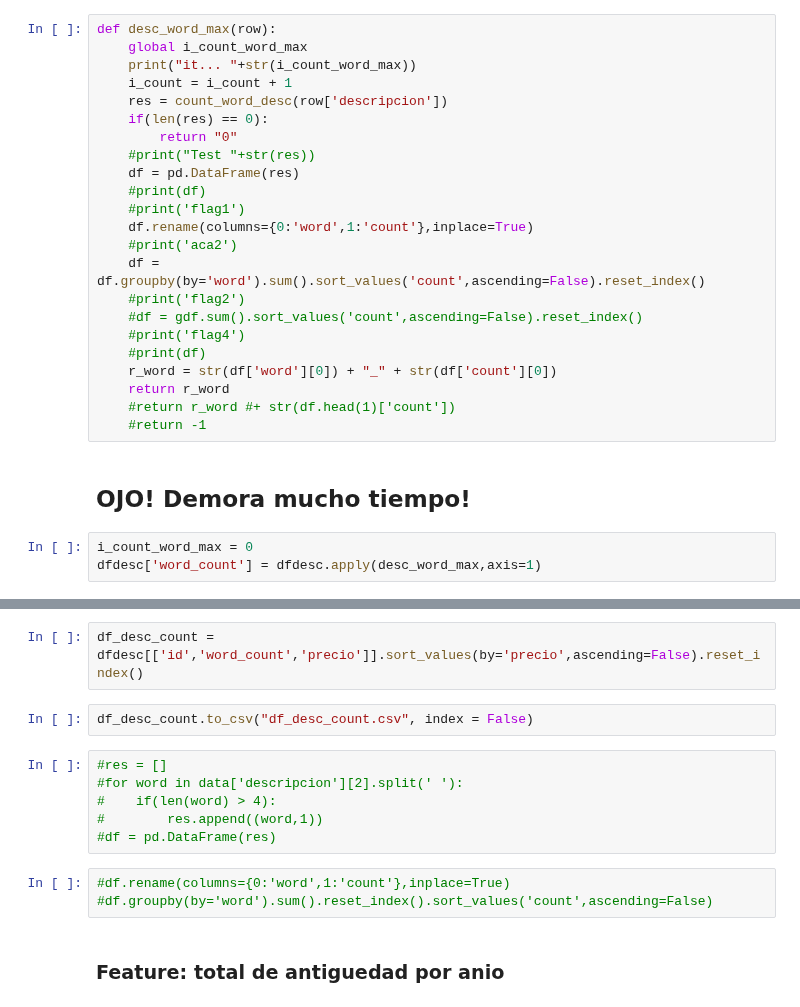
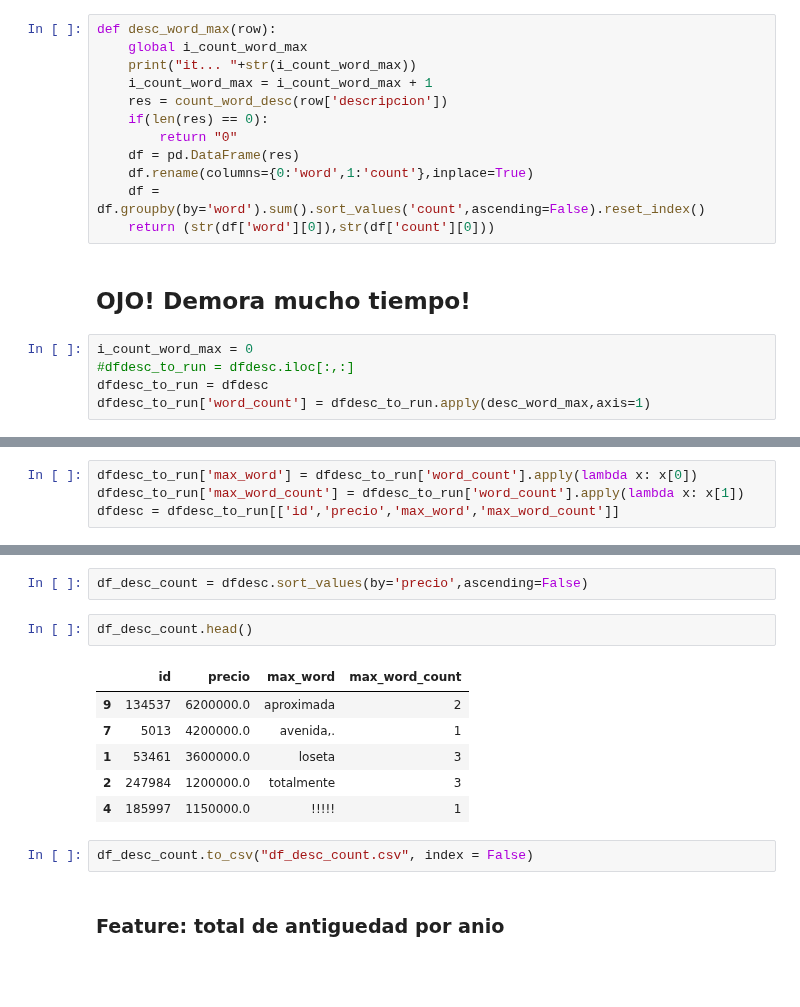
Before and after one commit to Alaneta/Datacones, a Jupyter notebook: tp2/1_Features_XG.ipynb, the cells around one changed output, grey strips where cells are left out. Saved outputs shown, nothing was run; the diff lists cells and outputs as text; blank space fills up the shorter version.

Commit message:
parseo de descr

```diff
--- a/tp2/1_Features_XG.ipynb
+++ b/tp2/1_Features_XG.ipynb
@@ -364,28 +364,19 @@ def count_word_desc(desc):
 def desc_word_max(row):
     global i_count_word_max
     print("it... "+str(i_count_word_max))
-    i_count = i_count + 1
+    i_count_word_max = i_count_word_max + 1
     res = count_word_desc(row['descripcion'])
     if(len(res) == 0):
         return "0"
-    #print("Test "+str(res))
     df = pd.DataFrame(res)
-    #print(df)
-    #print('flag1')
     df.rename(columns={0:'word',1:'count'},inplace=True)
-    #print('aca2')
     df = df.groupby(by='word').sum().sort_values('count',ascending=False).reset_index()
-    #print('flag2')
-    #df = gdf.sum().sort_values('count',ascending=False).reset_index()
-    #print('flag4')
-    #print(df)
-    r_word = str(df['word'][0]) + "_" + str(df['count'][0])
-    return r_word
-    #return r_word #+ str(df.head(1)['count'])
-    #return -1
+    return (str(df['word'][0]),str(df['count'][0]))
 # %% [markdown]
 ## OJO! Demora mucho tiempo!
 # %%
 i_count_word_max = 0
-dfdesc['word_count'] = dfdesc.apply(desc_word_max,axis=1)
+#dfdesc_to_run = dfdesc.iloc[:,:]
+dfdesc_to_run = dfdesc
+dfdesc_to_run['word_count'] = dfdesc_to_run.apply(desc_word_max,axis=1)
 # %% [output]
@@ -397,0 +398,4 @@ dfdesc['word_count'] = dfdesc.apply(desc_word_max,axis=1)
+# %%
+dfdesc_to_run['max_word'] = dfdesc_to_run['word_count'].apply(lambda x: x[0])
+dfdesc_to_run['max_word_count'] = dfdesc_to_run['word_count'].apply(lambda x: x[1])
+dfdesc = dfdesc_to_run[['id','precio','max_word','max_word_count']]
@@ -398,16 +412,16 @@ dfdesc['word_count'] = dfdesc.apply(desc_word_max,axis=1)
 # %%
-df_desc_count = dfdesc[['id','word_count','precio']].sort_values(by='precio',ascending=False).reset_index()
+df_desc_count = dfdesc.sort_values(by='precio',ascending=False)
+# %%
+df_desc_count.head()
+# %% [output]
+|  | id | precio | max_word | max_word_count |
+| 9 | 134537 | 6200000.0 | aproximada | 2 |
+| 7 | 5013 | 4200000.0 | avenida,. | 1 |
+| 1 | 53461 | 3600000.0 | loseta | 3 |
+| 2 | 247984 | 1200000.0 | totalmente | 3 |
+| 4 | 185997 | 1150000.0 | !!!!! | 1 |
 # %%
 df_desc_count.to_csv("df_desc_count.csv", index = False)
-# %%
-#res = []
-#for word in data['descripcion'][2].split(' '):
-#    if(len(word) > 4):
-#        res.append((word,1))
-#df = pd.DataFrame(res)
-# %%
-#df.rename(columns={0:'word',1:'count'},inplace=True)
-#df.groupby(by='word').sum().reset_index().sort_values('count',ascending=False)
 # %% [markdown]
 ### Feature: total de antiguedad por anio
 # %%
```
Also changed, not shown: parts of 2 cells of this notebook.
